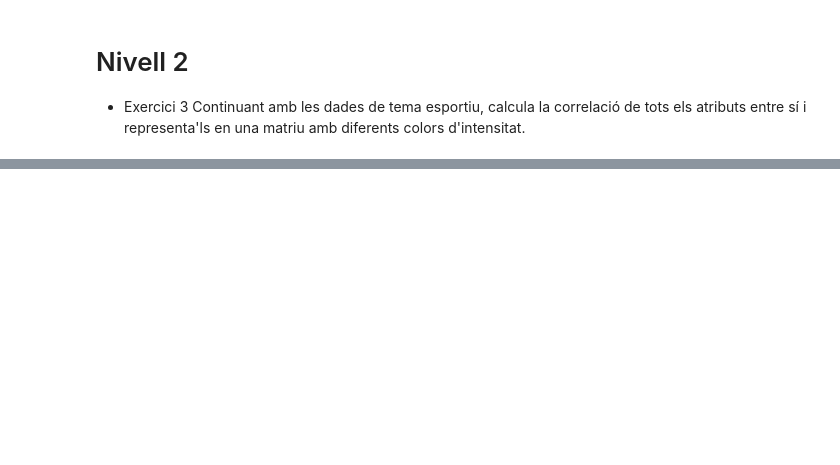
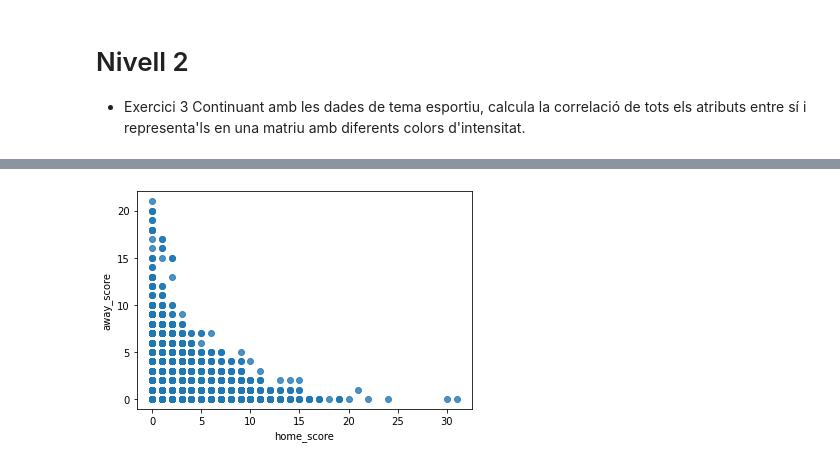
Before and after one commit to JMML2021/0601_Statistics, a Jupyter notebook: 0601_Statistic.ipynb, the cells around one changed output, grey strips where cells are left out. Cells and saved outputs as stored; diff of their text form; code cells hidden in the pictures; blank space fills up the shorter version.

```diff
--- a/0601_Statistic.ipynb
+++ b/0601_Statistic.ipynb
@@ -72,0 +87,9 @@ Continuant amb les dades de tema esportiu, calcula la correlació de tots els at
+# %%
+# Gráfico
+# ==============================================================================
+fig, ax = plt.subplots(1, 1, figsize=(6,4))
+ax.scatter(x= df1.home_score, y=df1.away_score, alpha= 0.8)
+ax.set_xlabel('home_score')
+ax.set_ylabel('away_score');
+# %% [output]
+[figure, added]
```
Also changed, not shown: parts of 14 cells of this notebook.
